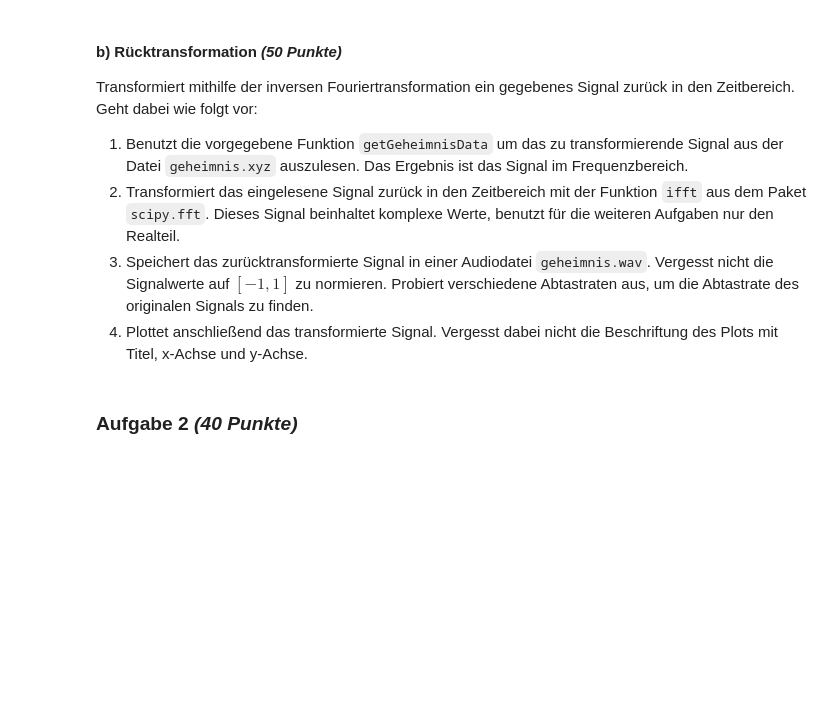
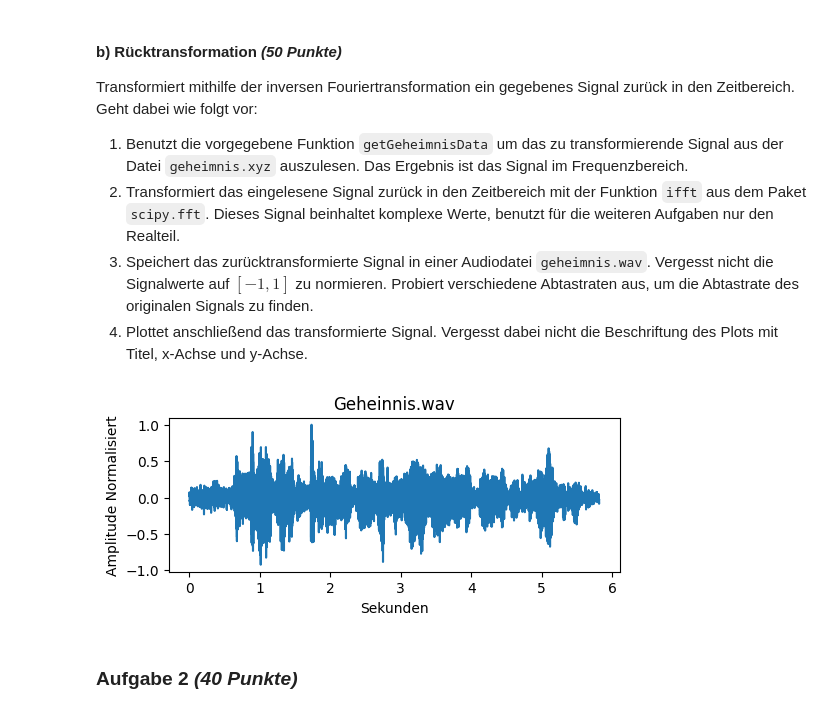
Before and after one commit to HennartCode/Einfuhrung-In-die-MedienInfo-HA-WS2324, a Jupyter notebook: Uebung5/Hausaufgabe5.ipynb, the cells around one changed output. Drawn from its saved outputs; the diff is of its cells as text; code cells hidden in the pictures; blank space fills up the shorter version.

```diff
--- a/Uebung5/Hausaufgabe5.ipynb
+++ b/Uebung5/Hausaufgabe5.ipynb
@@ -35,2 +33,10 @@ def getGeheimnisData():
+# %%
+# TODO  2. Signal rücktransformieren
+
+werte = ifft(getGeheimnisData()).real
+werte_n = werte / np.max(np.absolute(werte))
+#werte = werte+min(werte)
+#werte -= max(werte/2)
+#werte /= max(werte)
 # %%
 # TODO 3. Speichern
@@ -44,8 +51,18 @@ def getGeheimnisData():
 #       !!!
 # %%
 # TODO 4. Plotten
+duration = len(werte_n)/44100
+#print(duration)
+plt.figure(figsize=(duration,2))
+plt.plot(np.linspace(0, duration, len(werte_n)),werte_n)
+plt.title("Geheinnis.wav")
+plt.xlabel("Sekunden")
+plt.ylabel("Amplitude Normalisiert")
+plt.show()
 
 # Tipp: Für die Zeitachse müsst ihr herausfinden, wie lang die Datei eigentlich genau ist (siehe Tutorium)
+# %% [output]
+[figure, added]
 # %% [markdown]
 ### Aufgabe 2 *(40 Punkte)*
 # %% [markdown]
```
Also changed, not shown: parts of 3 cells of this notebook, 3 other files.
